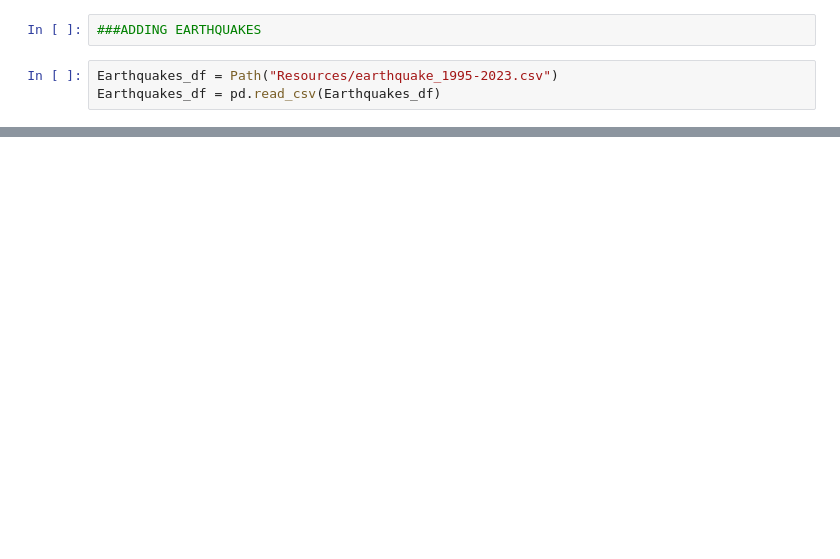
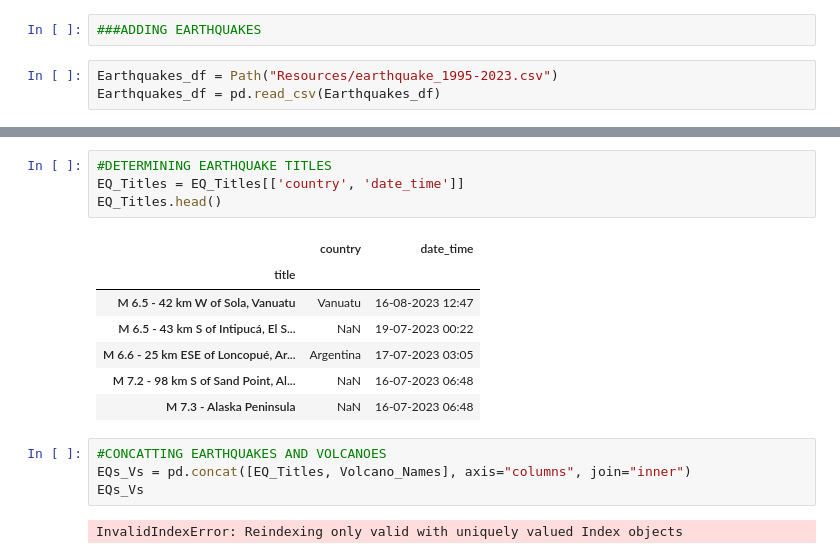
Before and after one commit to kaityw92/P1_Earthquakes_Volcanoes, a Jupyter notebook: Earthquakes_Volcanoes.ipynb, the cells around one changed output, grey strips where cells are left out. Cells and saved outputs as stored; diff of their text form; blank space fills up the shorter version.

```diff
--- a/Earthquakes_Volcanoes.ipynb
+++ b/Earthquakes_Volcanoes.ipynb
@@ -111,0 +143,18 @@ Earthquakes_df.head()
+# %%
+#DETERMINING EARTHQUAKE TITLES
+EQ_Titles = EQ_Titles[['country', 'date_time']]
+EQ_Titles.head()
+# %% [output]
+|  | country | date_time |
+| title |  |  |
+| M 6.5 - 42 km W of Sola, Vanuatu | Vanuatu | 16-08-2023 12:47 |
+| M 6.5 - 43 km S of Intipucá, El S... | NaN | 19-07-2023 00:22 |
+| M 6.6 - 25 km ESE of Loncopué, Ar... | Argentina | 17-07-2023 03:05 |
+| M 7.2 - 98 km S of Sand Point, Al... | NaN | 16-07-2023 06:48 |
+| M 7.3 - Alaska Peninsula | NaN | 16-07-2023 06:48 |
+# %%
+#CONCATTING EARTHQUAKES AND VOLCANOES
+EQs_Vs = pd.concat([EQ_Titles, Volcano_Names], axis="columns", join="inner")
+EQs_Vs
+# %% [output]
+InvalidIndexError: Reindexing only valid with uniquely valued Index objects
```
Also changed, not shown: parts of 6 cells of this notebook.
